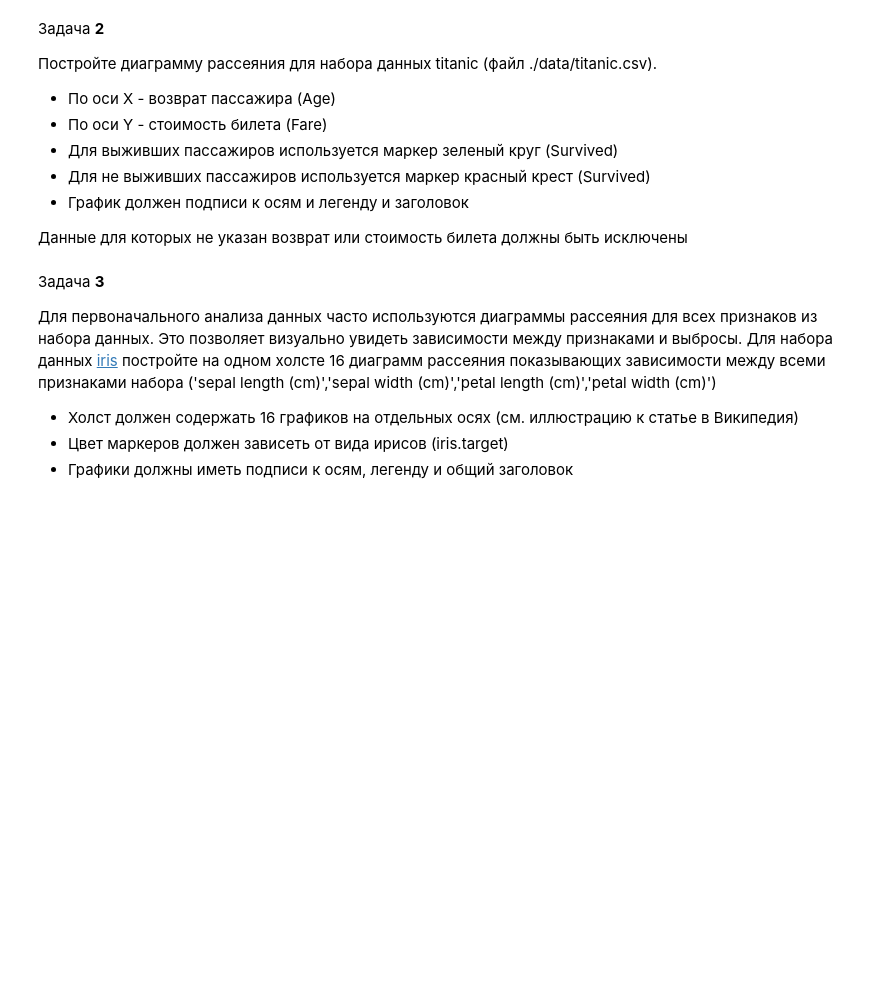
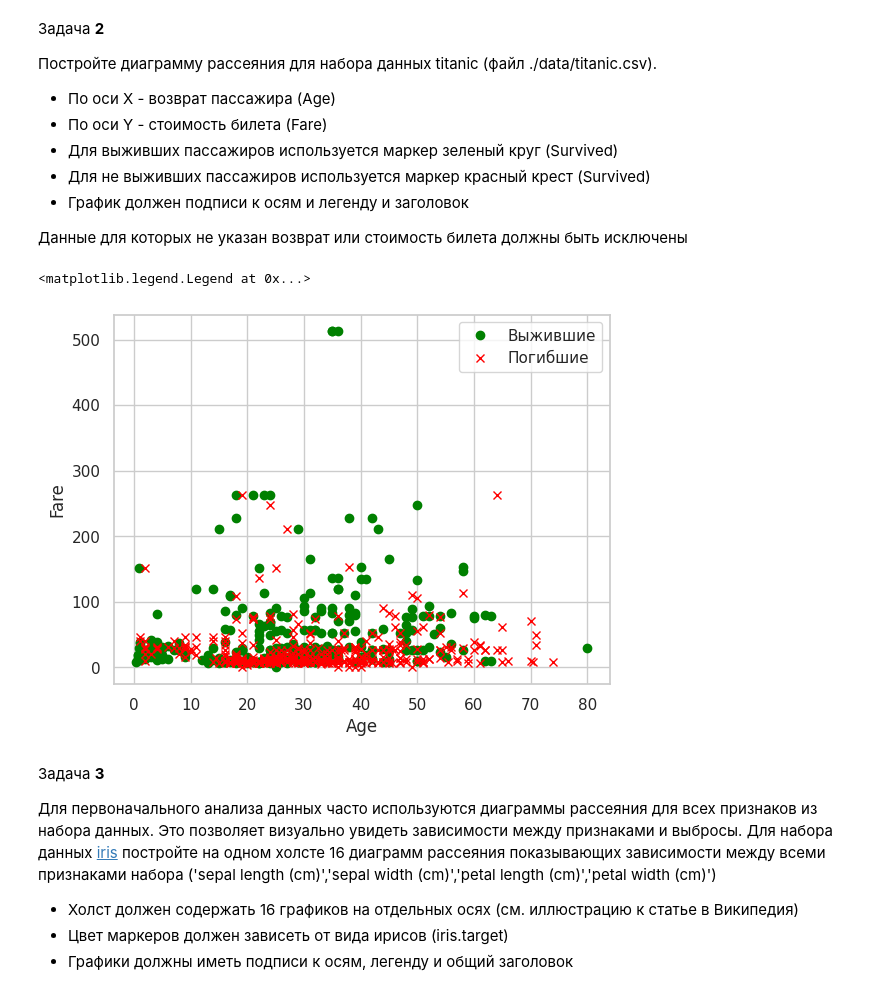
Before and after one commit to chebotarevsa/dap-2024, a Jupyter notebook: les05/lab.ipynb, the cells around one changed output. Drawn from its saved outputs; the diff is of its cells as text; code cells hidden in the pictures; blank space fills up the shorter version.

```diff
--- a/les05/lab.ipynb
+++ b/les05/lab.ipynb
@@ -42,3 +59,19 @@ Matplotlib version: 3.8.0
+# %%
+import pandas as pd
+titanic_df = pd.read_csv("titanic.csv")
+titanic_df
+
+fig = plt.figure()
+ax = plt.axes()
+
+plt.plot(titanic_df[titanic_df['Survived']==1]['Age'], titanic_df[titanic_df['Survived']==1]['Fare'],'o',color='green',label='Выжившие')
+plt.plot(titanic_df[titanic_df['Survived']==0]['Age'], titanic_df[titanic_df['Survived']==0]['Fare'],'x',color='red',label='Погибшие')
+ax.set_xlabel('Age')
+ax.set_ylabel('Fare')
+ax.legend()
+# %% [output]
+<matplotlib.legend.Legend at 0x...>
+[figure, added]
 # %% [markdown]
 Задача **3**
 
```
Also changed, not shown: parts of 17 cells of this notebook.
